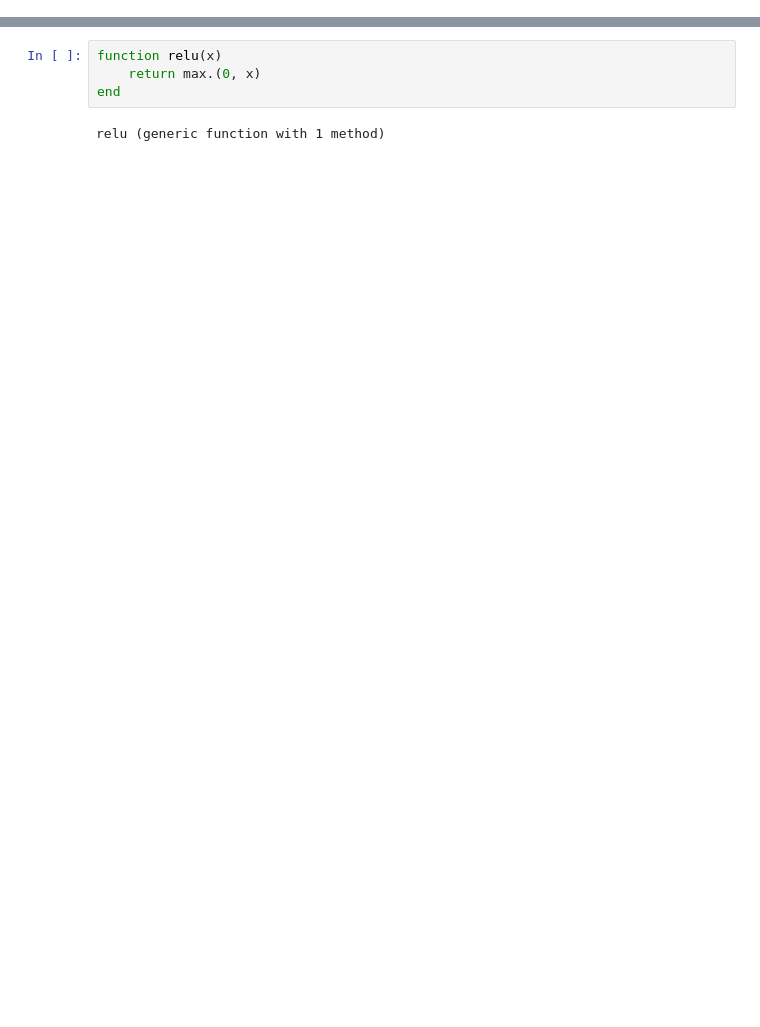
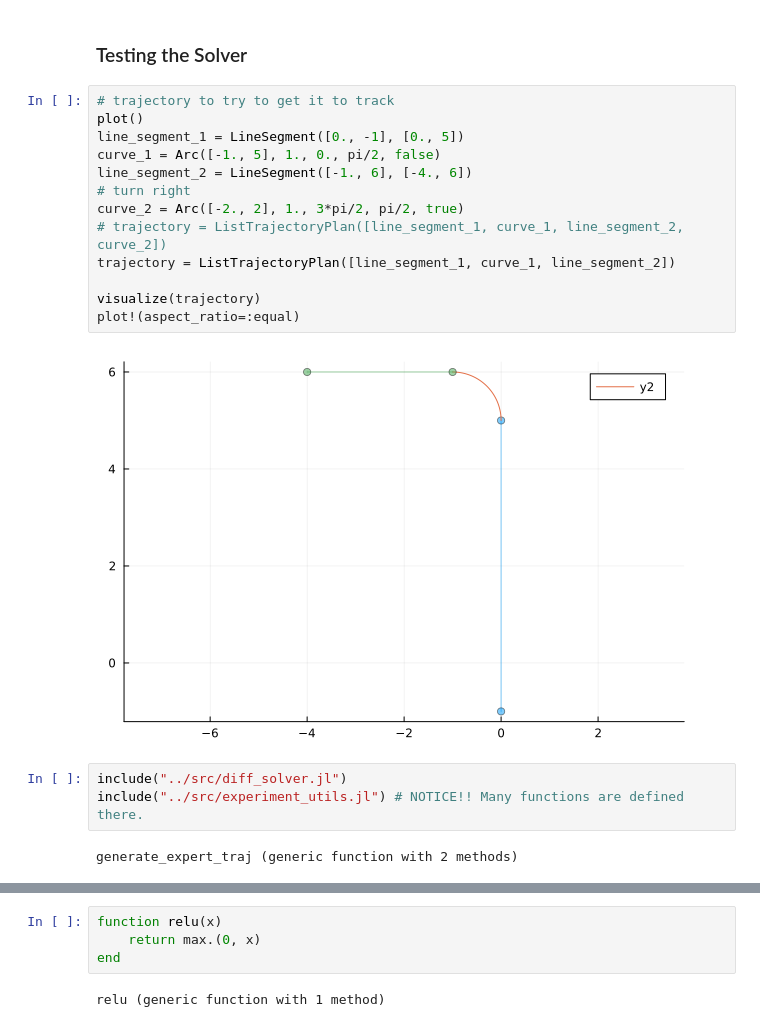
Before and after one commit to jamesjingqili/inverse-feedback-games, a Jupyter notebook: examples/turning.ipynb, the cells around one changed output, grey strips where cells are left out. Cells and saved outputs as stored; diff of their text form; blank space fills up the shorter version.

Commit message:
initial turning edits with trajectory and geometric utils

```diff
--- a/examples/turning.ipynb
+++ b/examples/turning.ipynb
@@ -77,0 +326,22 @@ agent2_y = [expert_traj.x[t][6] for t in 1:game_horizon]
+# %% [markdown]
+### Testing the Solver
+# %%
+# trajectory to try to get it to track
+plot()
+line_segment_1 = LineSegment([0., -1], [0., 5])
+curve_1 = Arc([-1., 5], 1., 0., pi/2, false)
+line_segment_2 = LineSegment([-1., 6], [-4., 6])
+# turn right
+curve_2 = Arc([-2., 2], 1., 3*pi/2, pi/2, true)
+# trajectory = ListTrajectoryPlan([line_segment_1, curve_1, line_segment_2, curve_2])
+trajectory = ListTrajectoryPlan([line_segment_1, curve_1, line_segment_2])
+
+visualize(trajectory)
+plot!(aspect_ratio=:equal)
+# %% [output]
+[figure, added]
+# %%
+include("../src/diff_solver.jl")
+include("../src/experiment_utils.jl") # NOTICE!! Many functions are defined there.
+# %% [output]
+generate_expert_traj (generic function with 2 methods)
```
Also changed, not shown: parts of 19 cells of this notebook.
